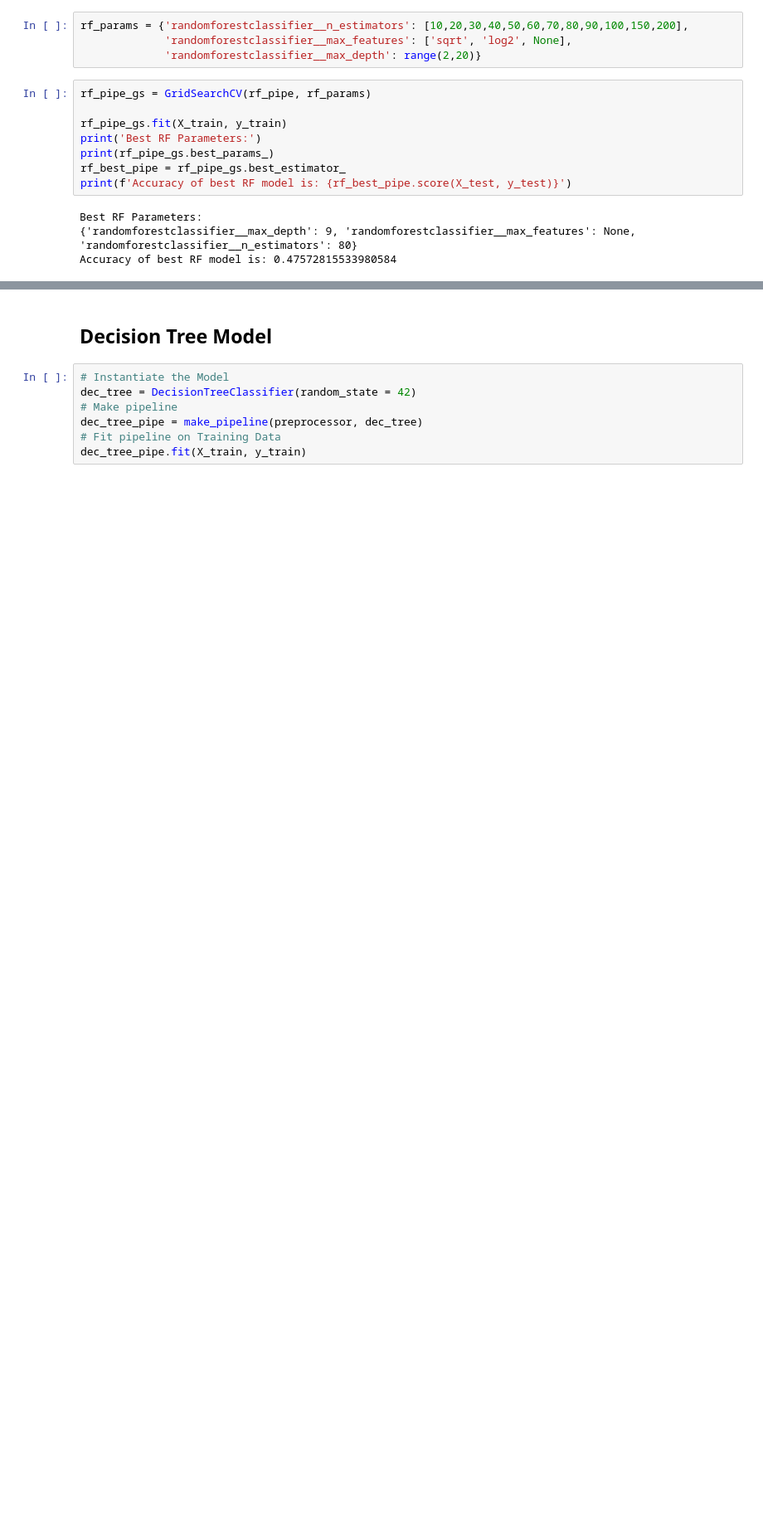
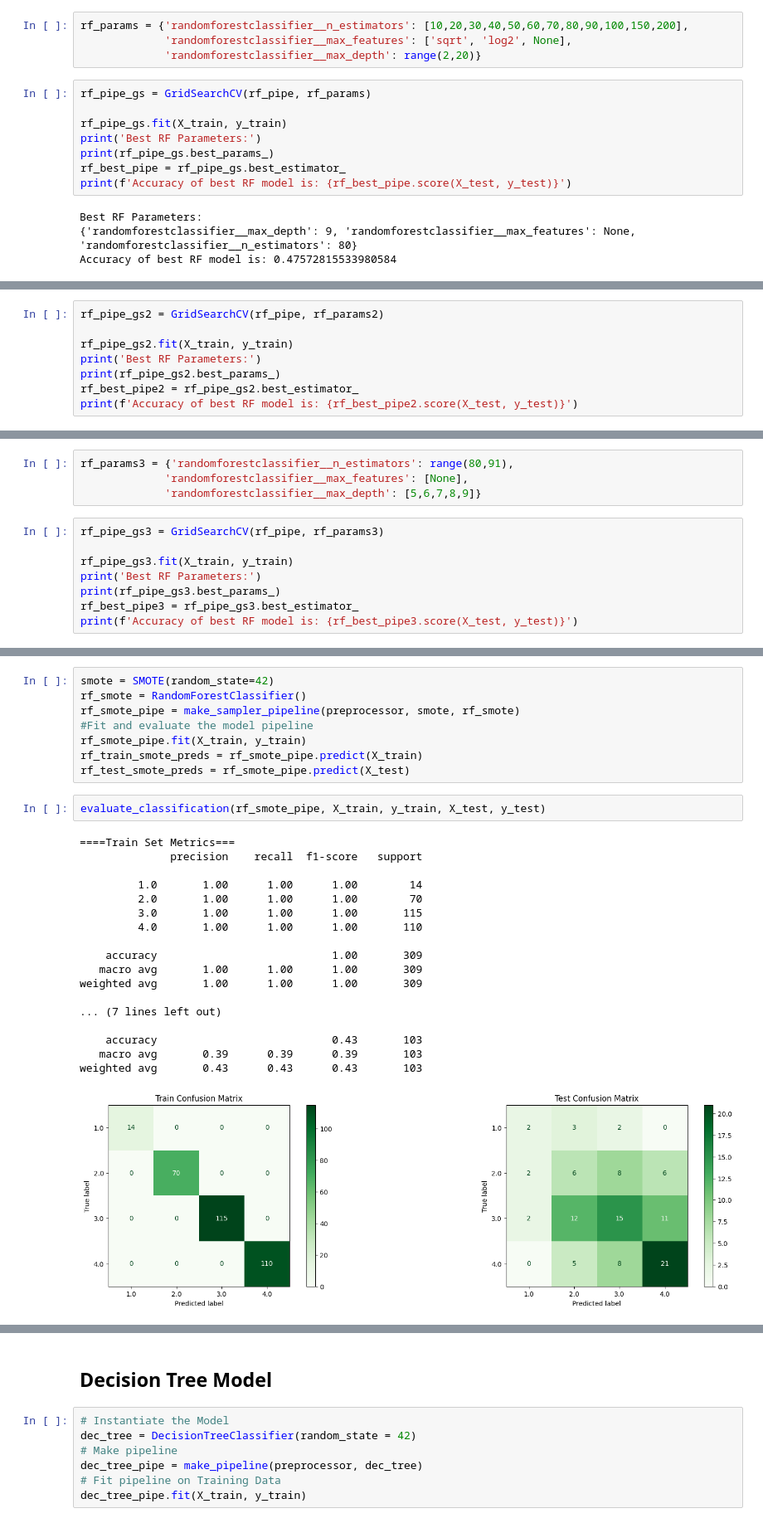
Before and after one commit to JmB17/Perosnal-Project, a Jupyter notebook: Classification_Prediction_on_Cirrhosis_Classification.ipynb, the cells around one changed output, grey strips where cells are left out. Shown at 83% size. Saved outputs shown, nothing was run; the diff lists cells and outputs as text; blank space fills up the shorter version.

```diff
--- a/Classification_Prediction_on_Cirrhosis_Classification.ipynb
+++ b/Classification_Prediction_on_Cirrhosis_Classification.ipynb
@@ -841,0 +851,8 @@ Accuracy of best RF model is: 0.47572815533980584
+# %%
+rf_pipe_gs2 = GridSearchCV(rf_pipe, rf_params2)
+
+rf_pipe_gs2.fit(X_train, y_train)
+print('Best RF Parameters:')
+print(rf_pipe_gs2.best_params_)
+rf_best_pipe2 = rf_pipe_gs2.best_estimator_
+print(f'Accuracy of best RF model is: {rf_best_pipe2.score(X_test, y_test)}')
@@ -841,0 +863,12 @@ Accuracy of best RF model is: 0.47572815533980584
+# %%
+rf_params3 = {'randomforestclassifier__n_estimators': range(80,91),
+             'randomforestclassifier__max_features': [None],
+             'randomforestclassifier__max_depth': [5,6,7,8,9]}
+# %%
+rf_pipe_gs3 = GridSearchCV(rf_pipe, rf_params3)
+
+rf_pipe_gs3.fit(X_train, y_train)
+print('Best RF Parameters:')
+print(rf_pipe_gs3.best_params_)
+rf_best_pipe3 = rf_pipe_gs3.best_estimator_
+print(f'Accuracy of best RF model is: {rf_best_pipe3.score(X_test, y_test)}')
@@ -841,0 +881,29 @@ Accuracy of best RF model is: 0.47572815533980584
+# %%
+smote = SMOTE(random_state=42)
+rf_smote = RandomForestClassifier()
+rf_smote_pipe = make_sampler_pipeline(preprocessor, smote, rf_smote)
+#Fit and evaluate the model pipeline
+rf_smote_pipe.fit(X_train, y_train)
+rf_train_smote_preds = rf_smote_pipe.predict(X_train)
+rf_test_smote_preds = rf_smote_pipe.predict(X_test)
+# %%
+evaluate_classification(rf_smote_pipe, X_train, y_train, X_test, y_test)
+# %% [output]
+====Train Set Metrics===
+              precision    recall  f1-score   support
+
+         1.0       1.00      1.00      1.00        14
+         2.0       1.00      1.00      1.00        70
+         3.0       1.00      1.00      1.00       115
+         4.0       1.00      1.00      1.00       110
+
+    accuracy                           1.00       309
+   macro avg       1.00      1.00      1.00       309
+weighted avg       1.00      1.00      1.00       309
+
+... (7 lines left out)
+
+    accuracy                           0.43       103
+   macro avg       0.39      0.39      0.39       103
+weighted avg       0.43      0.43      0.43       103
+[figure, added]
```
Also changed, not shown: parts of 39 cells of this notebook.
